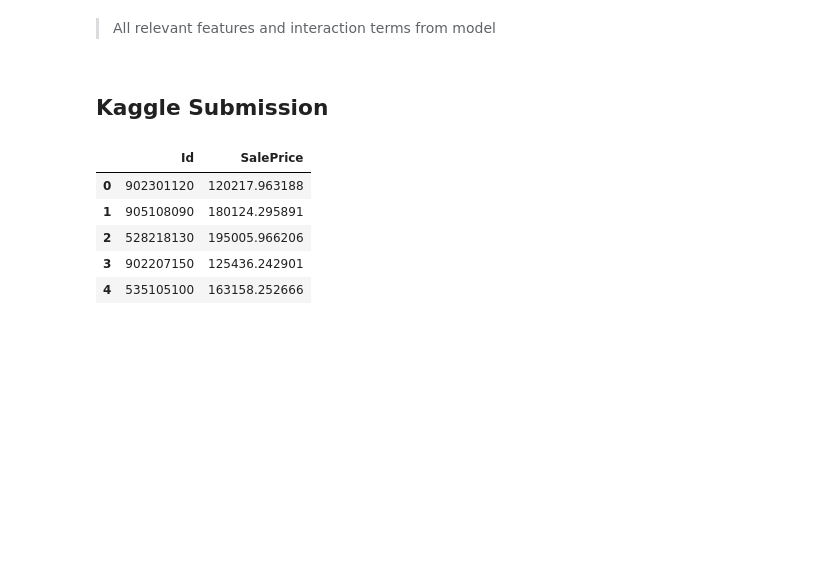
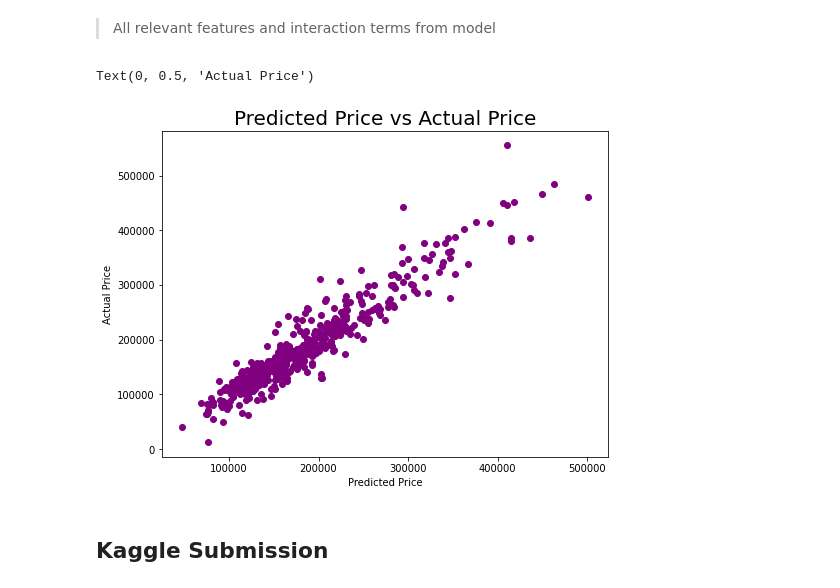
Before and after one commit to aidandom/Ames_Housing_Prohect, a Jupyter notebook: Project_2.ipynb, the cells around one changed output. Drawn from its saved outputs; the diff is of its cells as text; code cells hidden in the pictures; blank space fills up the shorter version.

```diff
--- a/Project_2.ipynb
+++ b/Project_2.ipynb
@@ -600,3 +631,17 @@ final_model = lasso_cv_pf
+# %%
+final_model = lasso_cv_pf
+pred = np.exp(final_model.predict(Z_test_pf))
+# %%
+plt.figure(figsize=(8,6))
+
+plt.scatter(pred, np.exp(y_test), c='purple')
+
+plt.title('Predicted Price vs Actual Price', fontsize=20)
+plt.xlabel('Predicted Price')
+plt.ylabel('Actual Price')
+# %% [output]
+Text(0, 0.5, 'Actual Price')
+[figure, added]
 # %% [markdown]
 ## Kaggle Submission
 # %%
@@ -622,15 +667,8 @@ test_features_pf_ss = ss.transform(test_features_pf)
 predictions = np.exp(final_model.predict(test_features_pf_ss))
 # %%
 predictions = pd.Series(predictions, name='SalePrice')
-ids = test['PID'].rename('Id')
+ids = test['Id'].rename('Id')
 pred_frame = pd.concat([ids, predictions], axis=1)
 pred_frame.head()
-# %% [output]
-|  | Id | SalePrice |
-| 0 | 902301120 | 120217.963188 |
-| 1 | 905108090 | 180124.295891 |
-| 2 | 528218130 | 195005.966206 |
-| 3 | 902207150 | 125436.242901 |
-| 4 | 535105100 | 163158.252666 |
 # %%
 pred_frame.to_csv('./datasets/submission_lasso.csv', index=False)
```
Also changed, not shown: parts of 7 cells of this notebook, 1 other file.
